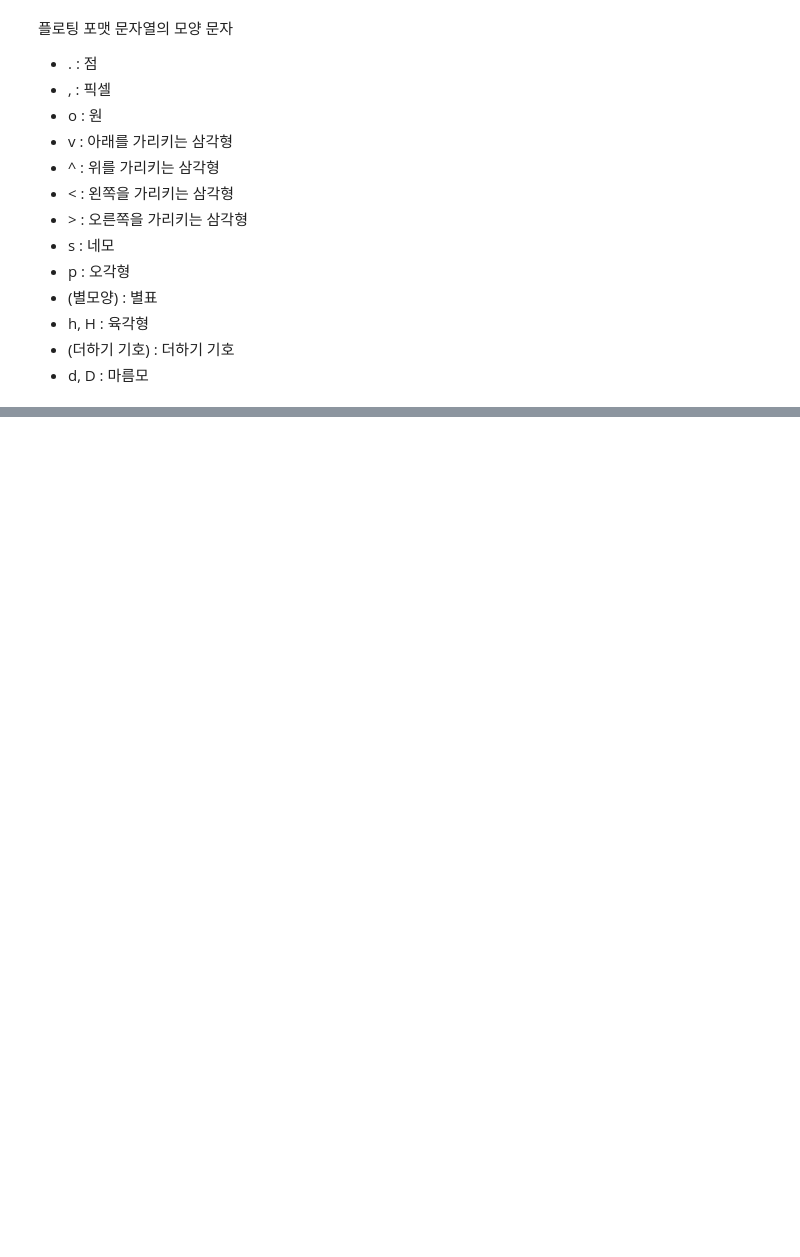
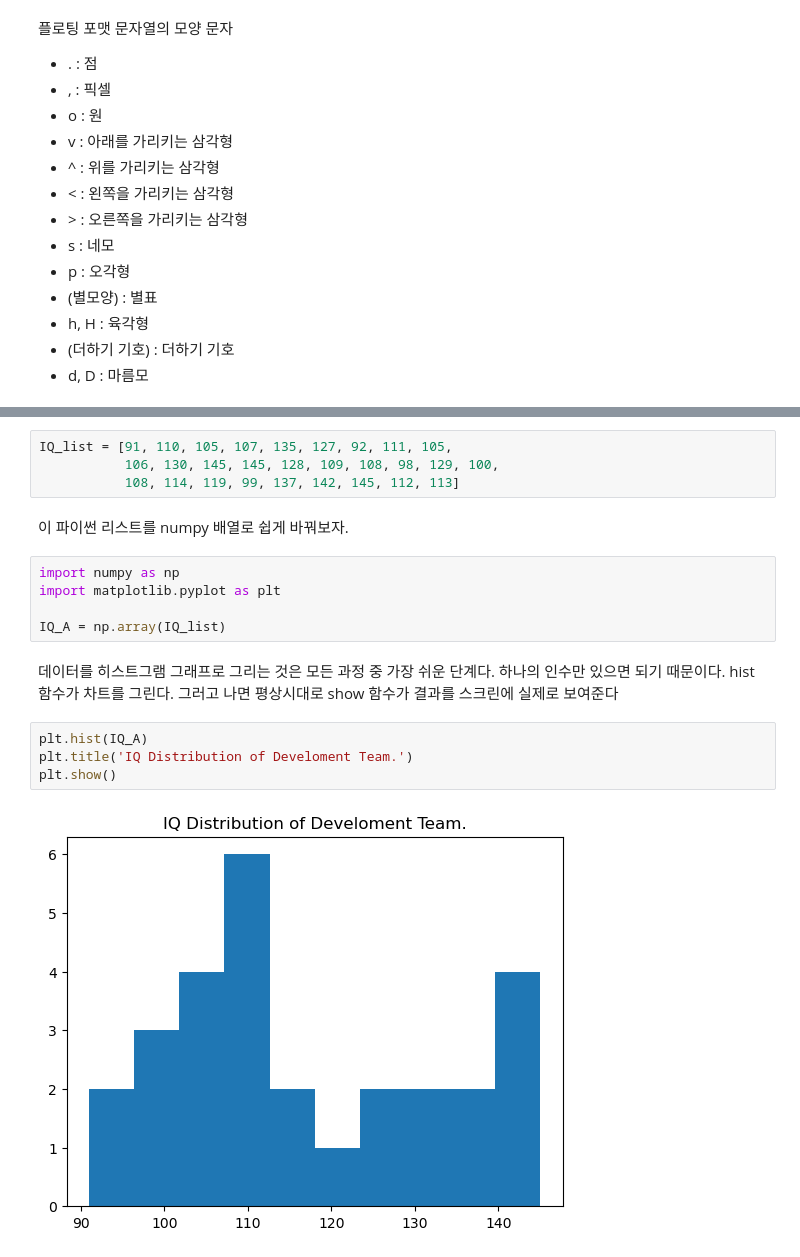
Before and after one commit to iwantbear/Python, a Jupyter notebook: Python_Package/numpy/numpy.ipynb, the cells around one changed output, grey strips where cells are left out. Saved outputs shown, nothing was run; the diff lists cells and outputs as text; blank space fills up the shorter version.

```diff
--- a/Python_Package/numpy/numpy.ipynb
+++ b/Python_Package/numpy/numpy.ipynb
@@ -1526,0 +1570,19 @@ plt.plot 함수를 사용하면 모든 포매팅 문자를 확인할 수 있다.
+# %%
+IQ_list = [91, 110, 105, 107, 135, 127, 92, 111, 105,
+           106, 130, 145, 145, 128, 109, 108, 98, 129, 100,
+           108, 114, 119, 99, 137, 142, 145, 112, 113]
+# %% [markdown]
+이 파이썬 리스트를 numpy 배열로 쉽게 바꿔보자.
+# %%
+import numpy as np
+import matplotlib.pyplot as plt
+
+IQ_A = np.array(IQ_list)
+# %% [markdown]
+데이터를 히스트그램 그래프로 그리는 것은 모든 과정 중 가장 쉬운 단계다. 하나의 인수만 있으면 되기 때문이다. hist 함수가 차트를 그린다. 그러고 나면 평상시대로 show 함수가 결과를 스크린에 실제로 보여준다
+# %%
+plt.hist(IQ_A)
+plt.title('IQ Distribution of Develoment Team.')
+plt.show()
+# %% [output]
+[figure, added]
```
Also changed, not shown: parts of 98 cells of this notebook, 1 other file.
